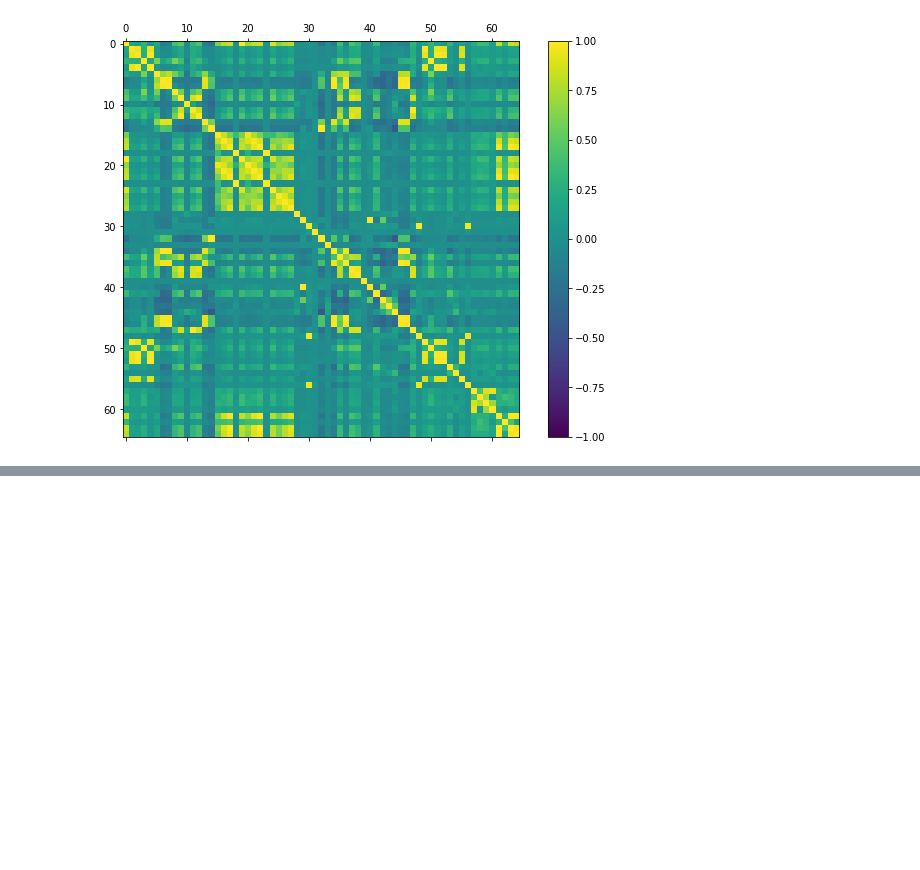
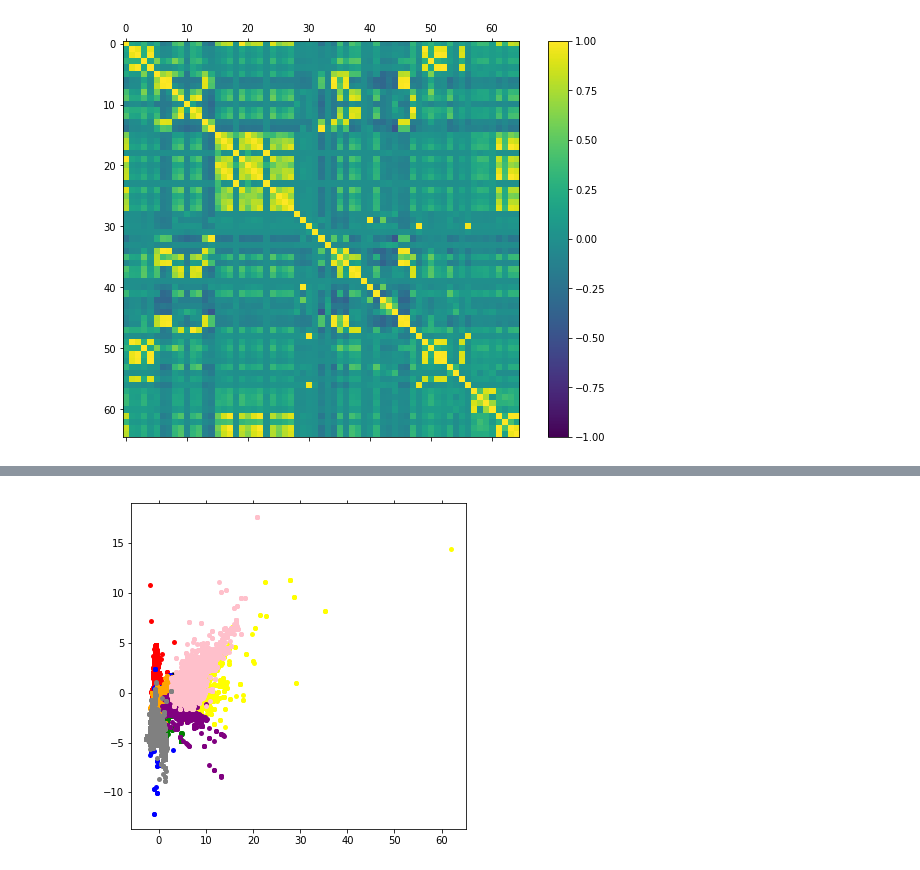
Before and after one commit to fatemehkarimi/network-attack-type-detection, a Jupyter notebook: src/preprocess/preprocess.ipynb, the cells around one changed output, grey strips where cells are left out. Drawn from its saved outputs; the diff is of its cells as text; code cells hidden in the pictures; blank space fills up the shorter version.

```diff
--- a/src/preprocess/preprocess.ipynb
+++ b/src/preprocess/preprocess.ipynb
@@ -89,0 +120,4 @@ df.to_csv(f'clean-{filename}', index=False)
+# %%
+kmeans = KMeans(n_clusters=8)
+kmeans.fit(X)
+kmeans_labels = kmeans.labels_
@@ -89,0 +131,26 @@ df.to_csv(f'clean-{filename}', index=False)
+# %%
+x, y = X_PCA[:, 0], X_PCA[:, 1]
+colors = {0: 'red',
+          1: 'blue',
+          2: 'green',
+          3: 'yellow',
+          4: 'orange',
+          5: 'purple',
+          6: 'pink',
+          7: 'gray',
+          8: 'brown'}
+pca_df = pd.DataFrame({'x': x, 'y': y, 'label': kmeans_labels})
+groups = pca_df.groupby('label')
+# %%
+fig, ax = plt.subplots(figsize=(6, 6))
+for name, group in groups:
+    ax.plot(group.x, group.y, marker='o', linestyle='', ms=5,
+            color=colors[name], mec='none')
+    ax.set_aspect('auto')
+    ax.tick_params(axis='x',which='both',bottom='off',top='off',labelbottom='off')
+    ax.tick_params(axis= 'y',which='both',left='off',top='off',labelleft='off')
+centroids = kmeans.cluster_centers_
+plt.scatter(centroids[:, 0], centroids[:, 1], s=80, color='black')
+plt.show()
+# %% [output]
+[figure, added]
```
Also changed, not shown: parts of 11 cells of this notebook, 2 other files.
